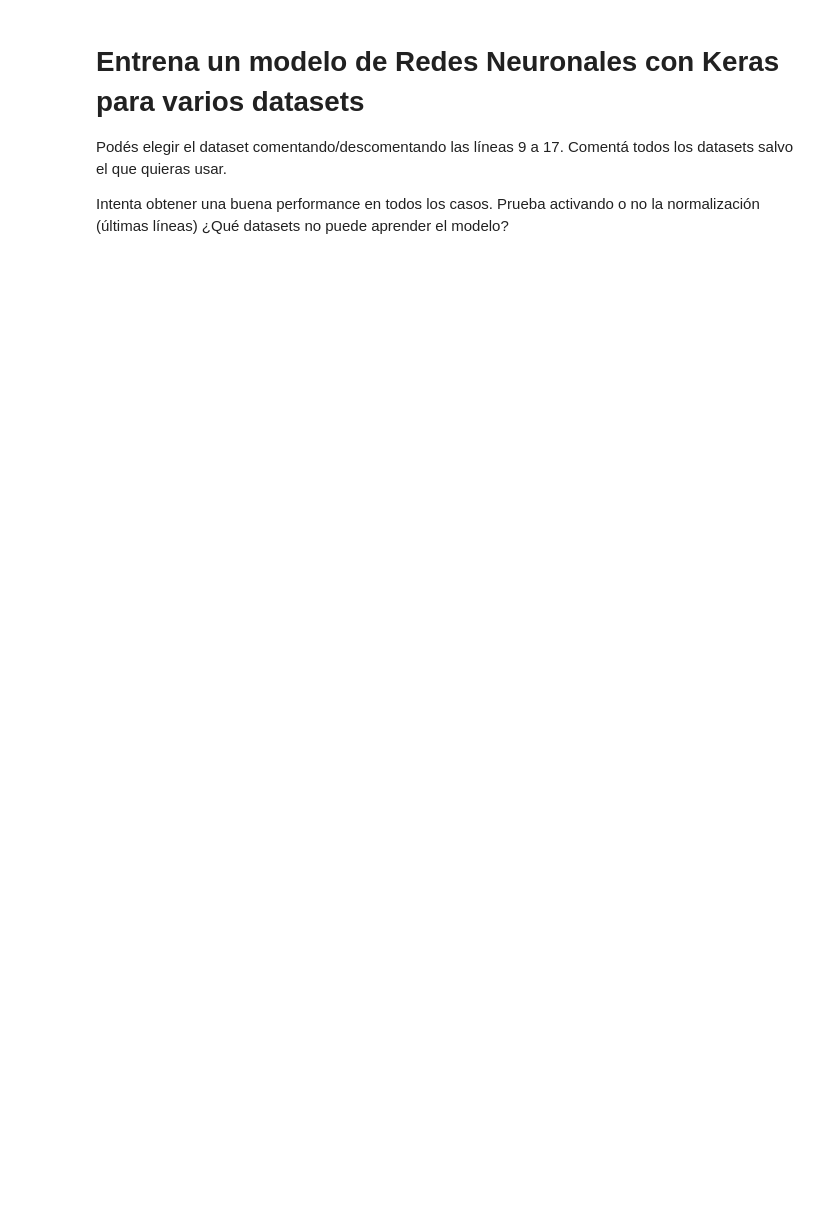
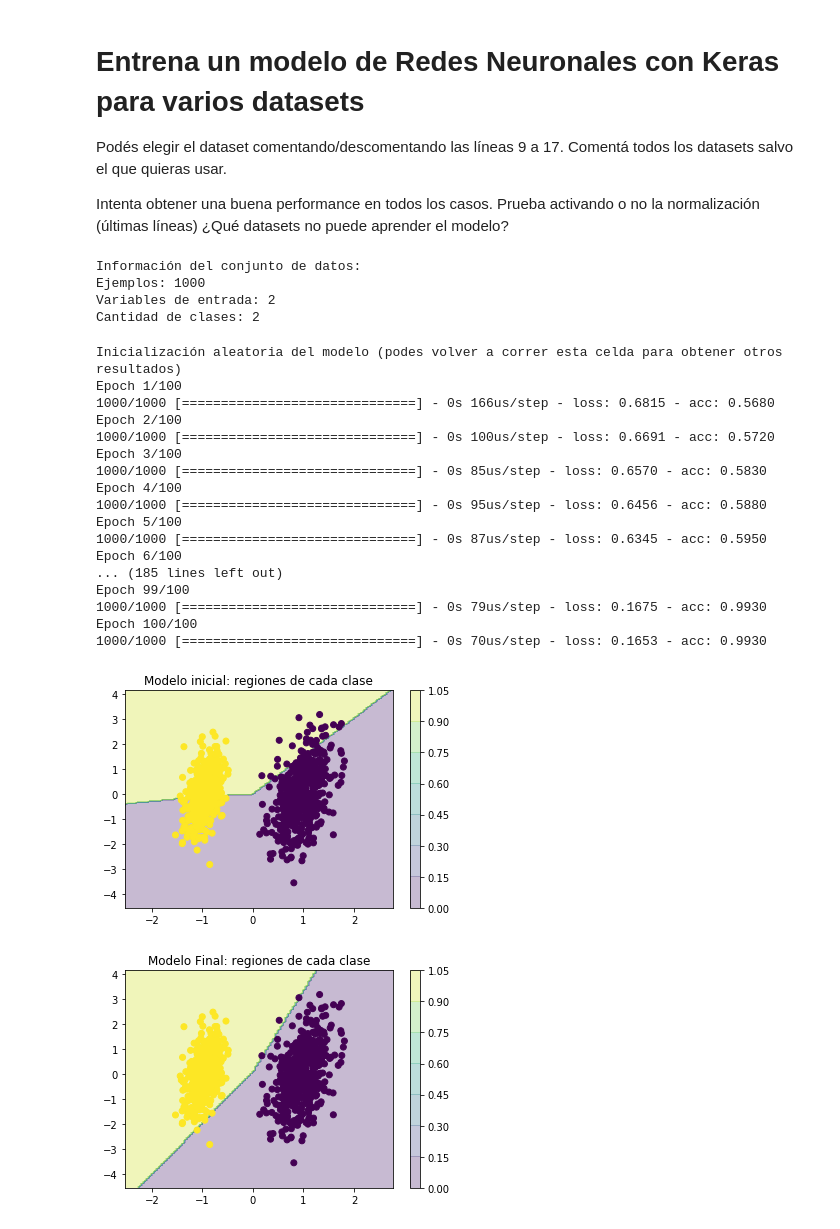
Before and after one commit to chudix/deep_learning, a Jupyter notebook: practica/2/Ejercicio 6 - Redes Neuronales con Keras y varios conjuntos de datos.ipynb, the cells around one changed output. Cells and saved outputs as stored; diff of their text form; code cells hidden in the pictures; blank space fills up the shorter version.

```diff
--- a/practica/2/Ejercicio 6 - Redes Neuronales con Keras y varios conjuntos de datos.ipynb
+++ b/practica/2/Ejercicio 6 - Redes Neuronales con Keras y varios conjuntos de datos.ipynb
@@ -25,11 +27,11 @@ import os
 
 # Selección del dataset; descomenta el que quieras usar
 # Datasets en 2D
-#dataset = "2_clases_simple.csv"
+dataset = "2_clases_simple.csv"
 #dataset = "6_clases_dificil.csv"
 #dataset = "moons.csv"
 #dataset = "moons_mis-scaled.csv"
-dataset = "circulos.csv"
+#dataset = "circulos.csv"
 
 # Dataset con más de 2 dimensiones
 # dataset = "iris.csv"
@@ -52,6 +54,11 @@ print(f"Cantidad de clases: {classes}")
 # Normalizo las variables de entrada
 for i in range(d_in):
     x[:,i]=(x[:,i]-x[:,i].mean())/x[:,i].std()
+# %% [output]
+Información del conjunto de datos:
+Ejemplos: 1000
+Variables de entrada: 2
+Cantidad de clases: 2
 # %%
 # Creación del modelo inicial
 print("Inicialización aleatoria del modelo (podes volver a correr esta celda para obtener otros resultados)")
@@ -59,31 +66,51 @@ print("Inicialización aleatoria del modelo (podes volver a correr esta celda pa
 # Creo un modelo logístico
 modelo = keras.Sequential([
     # input_shape solo en la primer capa
     # Capa con 3 salidas, activación relu
     keras.layers.Dense(3,input_shape=(d_in,), activation='relu'),
     # Capa con 5 salidas, activación tanh
     keras.layers.Dense(5, activation='tanh'),
     #la ultima capa si o si tiene que tener tantas salidas como clases, y softmax
     keras.layers.Dense(classes, activation='softmax')])
 
 # visualización del modelo inicial (si hay solo 2 variables de entrada)
 if d_in==2:
     utils.plot_regresion_logistica2D(modelo,x,y,title=f"Modelo inicial",detail=0.05)
 
 
 
 modelo.compile(
   optimizer=keras.optimizers.SGD(lr=0.001),
   loss='sparse_categorical_crossentropy',
   # metricas para ir calculando en cada iteracion o batch
   # Agregamos el accuracy del modelo
   metrics=['accuracy'],
 )
 
 # Entrenamiento del modelo
-modelo.fit(x,y,epochs=100,batch_size=16)
+modelo.fit(x,y,epochs=100,batch_size=32)
 
 
 # visualización del modelo final (si hay solo 2 variables de entrada)
 if d_in==2:
     utils.plot_regresion_logistica2D(modelo,x,y,title=f"Modelo Final",detail=0.05)
+# %% [output]
+Inicialización aleatoria del modelo (podes volver a correr esta celda para obtener otros resultados)
+Epoch 1/100
+1000/1000 [==============================] - 0s 166us/step - loss: 0.6815 - acc: 0.5680
+Epoch 2/100
+1000/1000 [==============================] - 0s 100us/step - loss: 0.6691 - acc: 0.5720
+Epoch 3/100
+1000/1000 [==============================] - 0s 85us/step - loss: 0.6570 - acc: 0.5830
+Epoch 4/100
+1000/1000 [==============================] - 0s 95us/step - loss: 0.6456 - acc: 0.5880
+Epoch 5/100
+1000/1000 [==============================] - 0s 87us/step - loss: 0.6345 - acc: 0.5950
+Epoch 6/100
+... (185 lines left out)
+Epoch 99/100
+1000/1000 [==============================] - 0s 79us/step - loss: 0.1675 - acc: 0.9930
+Epoch 100/100
+1000/1000 [==============================] - 0s 70us/step - loss: 0.1653 - acc: 0.9930
+[figure, added]
+[figure, added]
```
Also changed, not shown: parts of 1 cell of this notebook, 2 other files.
